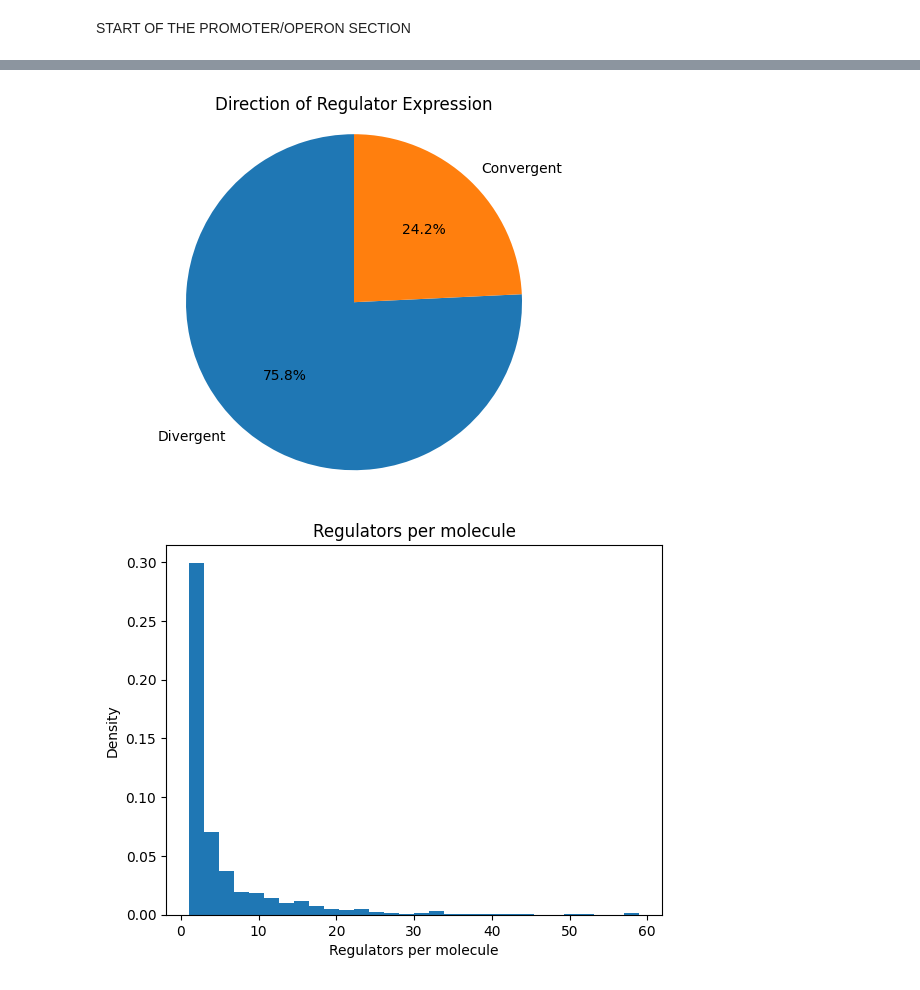
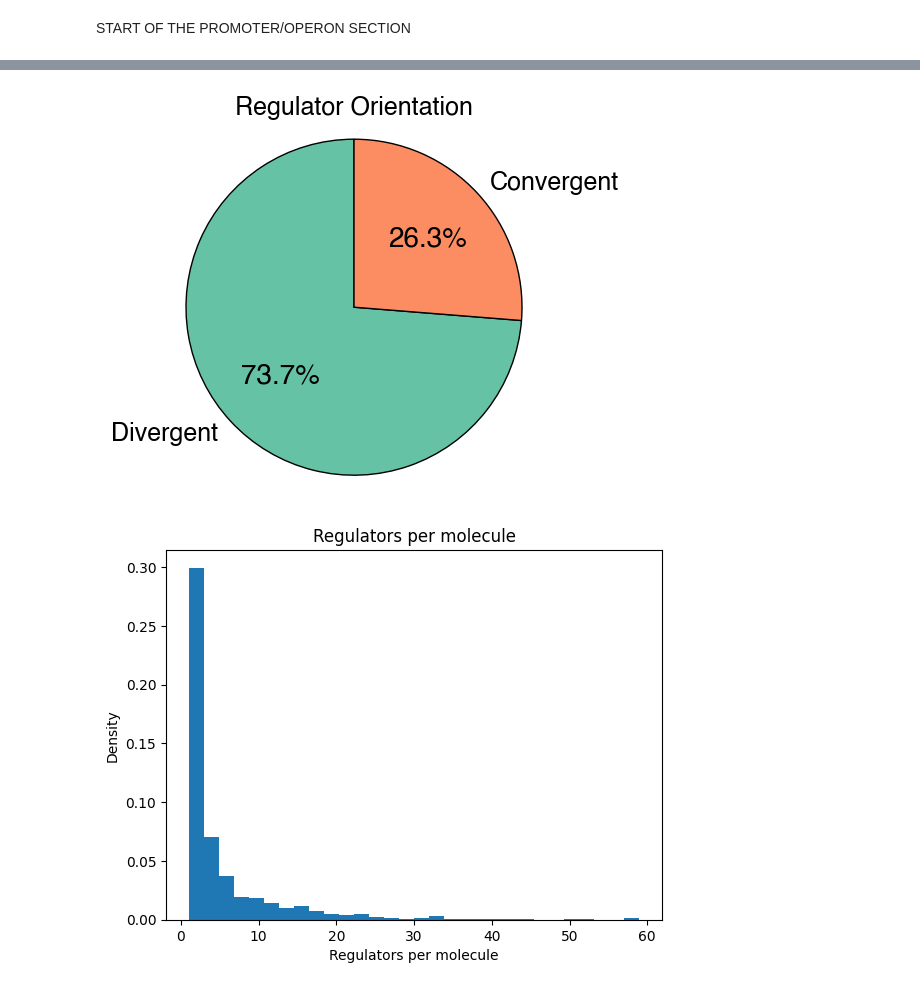
Before and after one commit to groov-bio/ligify-ui, a Jupyter notebook: scripts/analyze_DB.ipynb, the cells around one changed output, grey strips where cells are left out. Drawn from its saved outputs; the diff is of its cells as text; code cells hidden in the pictures.

Commit message:
added promoter and orientation stats

```diff
--- a/scripts/analyze_DB.ipynb
+++ b/scripts/analyze_DB.ipynb
@@ -194,21 +194,50 @@ plt.show()
 # %%
 # DIRECTION OF REGULATOR EXPRESSION
 
-reg_express_direction = [i['protein']['context']['promoter']["reg_type"] for k in data for i in k['data'][0]]
-total = len(reg_express_direction)
-divergent = int((len([i for i in reg_express_direction if i == 1])/total)*100)
-convergent = int((len([i for i in reg_express_direction if i == 2])/total)*100)
+reg_direction = [i['protein']['context']['promoter']["reg_type"] for i in data]
+
+
+total = len(reg_direction)
+divergent = int((len([i for i in reg_direction if i == 1])/total)*100)
+convergent = int((len([i for i in reg_direction if i == 2])/total)*100)
 
 # Data for the pie chart
-sizes = [divergent, convergent]  # Sizes of each wedge
-labels = ['Divergent', 'Convergent'] # Labels for each wedge
+sizes = [divergent, convergent]
+labels = ['Divergent', 'Convergent']
+colors = plt.cm.Set2.colors[:2]
 
-plt.pie(sizes, labels=labels, autopct='%1.1f%%', startangle=90)
-plt.title('Direction of Regulator Expression')
-plt.axis('equal')
+# custom function for autopct font size
+def make_autopct(values):
+    def my_autopct(pct):
+        return f"{pct:.1f}%"  # format
+    return my_autopct
+
+fig, ax = plt.subplots()
+
+wedges, texts, autotexts = ax.pie(
+    sizes,
+    labels=labels,
+    autopct=make_autopct(sizes),
+    startangle=90,
+    colors=colors,
+    wedgeprops={"edgecolor": "black", "linewidth": 1},
+    textprops={"fontweight": "bold", "fontsize": 18}  # labels
+)
+
+# make autopct (numbers) bigger
+for autotext in autotexts:
+    autotext.set_fontsize(20)   # bigger font
+    autotext.set_weight("bold") # optional bold
+
+plt.title("Regulator Orientation", fontsize=18, weight="bold")
+plt.axis("equal")
+
+# Save as PNG directly into the public folder
+plt.savefig("../public/Content_Stats/Regulator_Orientation.png", format="png", dpi=500)
+
 plt.show()
 # %% [output]
-[figure, old version]
+[figure, new version]
 # %%
 # Regulators per molecule (distribution)
 
```
Also changed, not shown: parts of 1 cell of this notebook, 1 other file.
